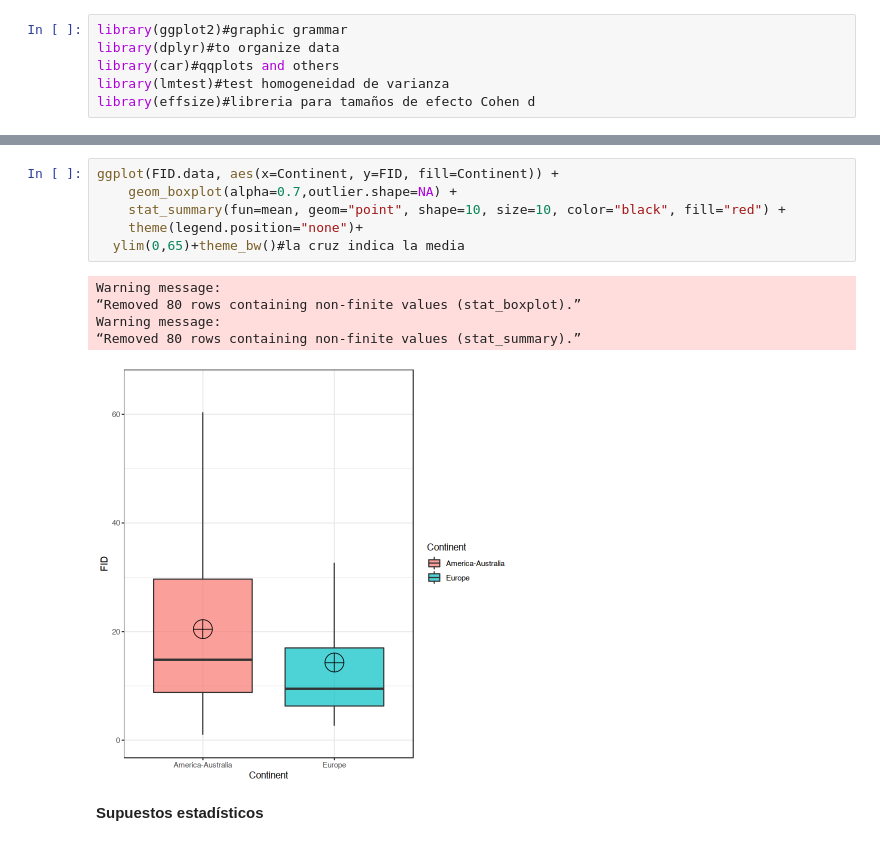
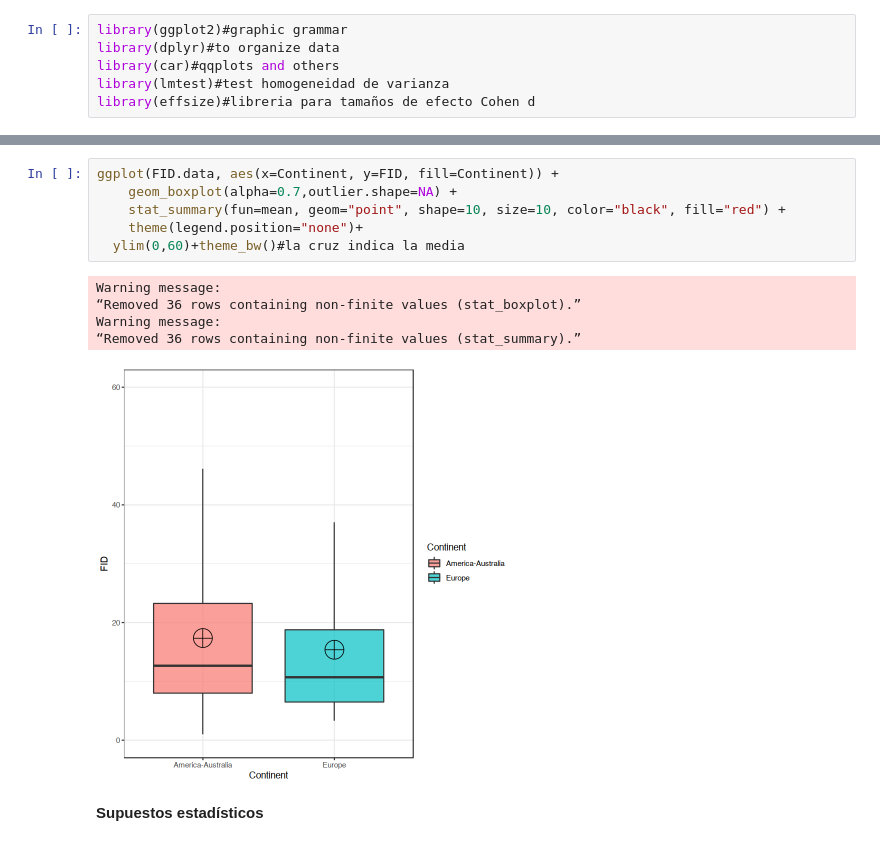
Before and after one commit to norberello/bird-fear-distances, a Jupyter notebook: FID birds by continent.ipynb, the cells around one changed output, grey strips where cells are left out. Saved outputs shown, nothing was run; the diff lists cells and outputs as text.

```diff
--- a/FID birds by continent.ipynb
+++ b/FID birds by continent.ipynb
@@ -70,15 +135,15 @@ boxplot(FID~Continent,data=FID.data,
 # %%
 ggplot(FID.data, aes(x=Continent, y=FID, fill=Continent)) +
     geom_boxplot(alpha=0.7,outlier.shape=NA) +
     stat_summary(fun=mean, geom="point", shape=10, size=10, color="black", fill="red") +
     theme(legend.position="none")+
-  ylim(0,65)+theme_bw()#la cruz indica la media
+  ylim(0,60)+theme_bw()#la cruz indica la media
 # %% [output]
 Warning message:
-“Removed 80 rows containing non-finite values (stat_boxplot).”
+“Removed 36 rows containing non-finite values (stat_boxplot).”
 Warning message:
-“Removed 80 rows containing non-finite values (stat_summary).”
+“Removed 36 rows containing non-finite values (stat_summary).”
-[figure, old version]
+[figure, new version]
 # %% [markdown]
 **Supuestos estadísticos**
 # %%
```
Also changed, not shown: parts of 20 cells of this notebook, 2 other files.
